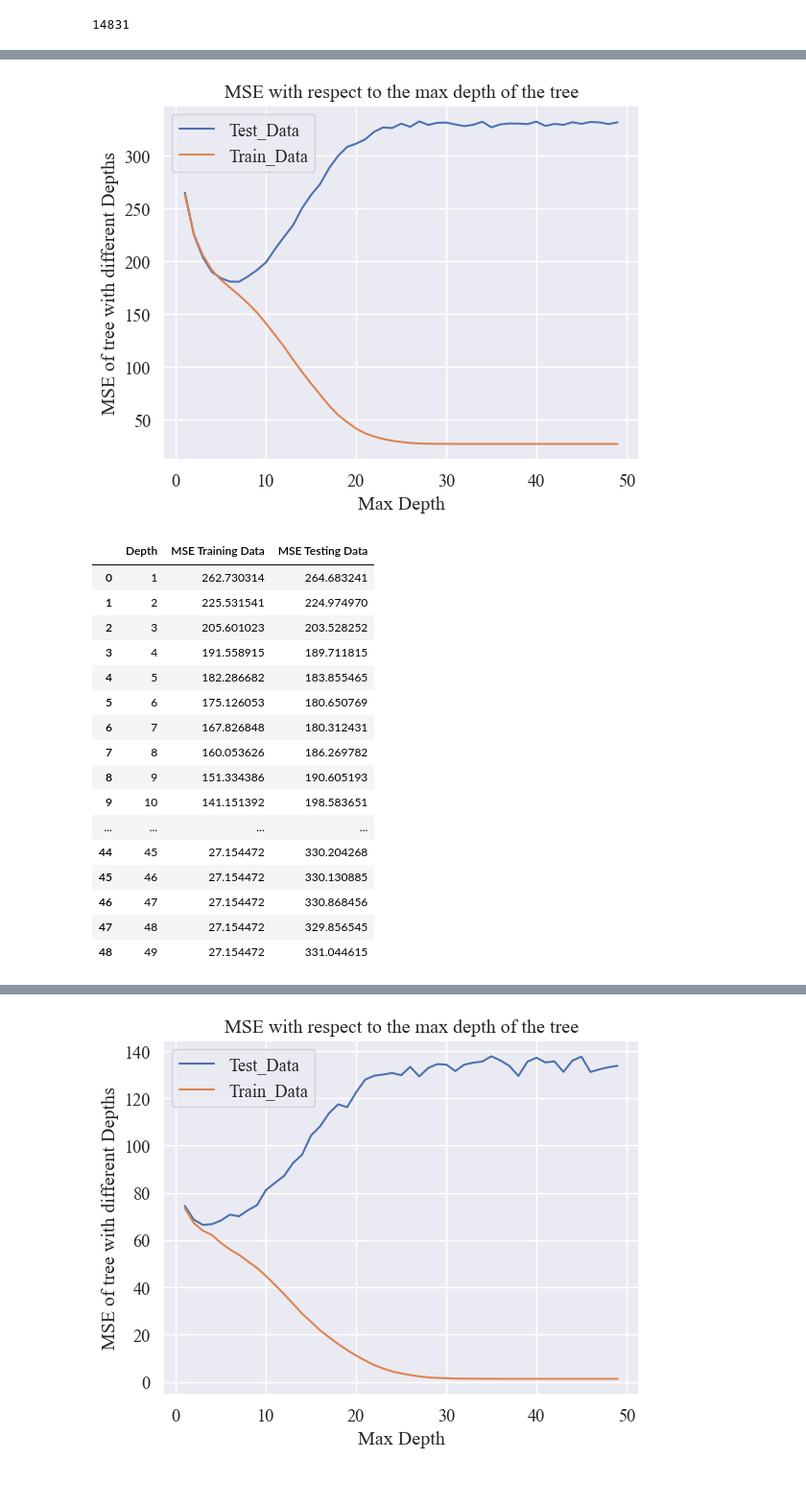
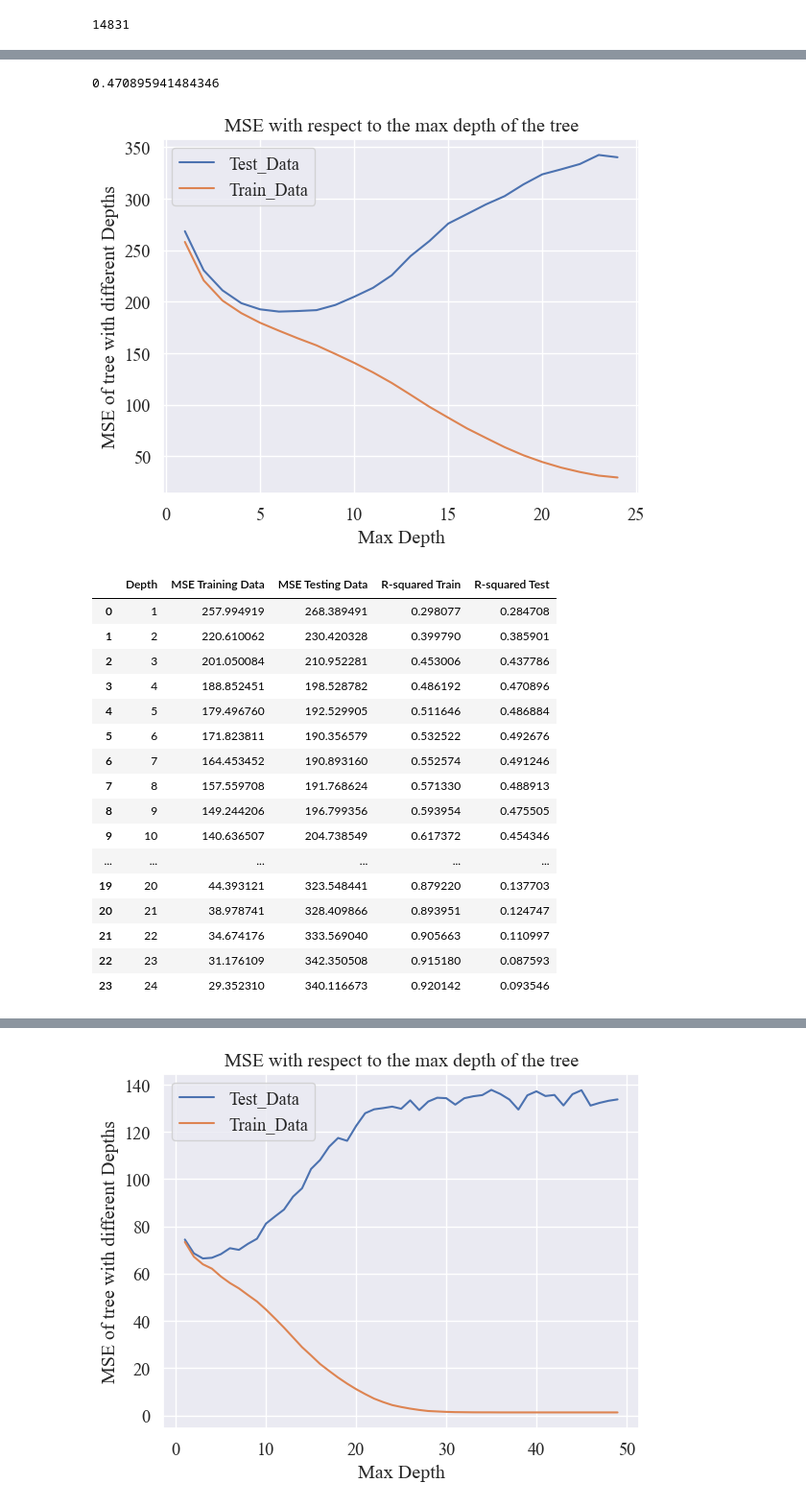
Before and after one commit to farrukh-ahmed/Case-Studies---Project-1, a Jupyter notebook: Notebooks/Week03-Data_preparation-Farrukh.ipynb, the cells around one changed output, grey strips where cells are left out. Shown at 96% size. Cells and saved outputs as stored; diff of their text form; code cells hidden in the pictures.

```diff
--- a/Notebooks/Week03-Data_preparation-Farrukh.ipynb
+++ b/Notebooks/Week03-Data_preparation-Farrukh.ipynb
@@ -304,61 +304,71 @@ X = new_df[features]
 y = new_df['messwert_bp_sys']
 
 X_train, X_test, y_train, y_test = train_test_split(X, y, test_size=0.33)
+# %%
+regression_model = DecisionTreeRegressor(criterion="squared_error",max_depth=4)
+regression_model.fit(X_train,y_train)
+regression_model.score(X_test,y_test)
+# %% [output]
+0.470895941484346
 # %%
-y_pred_sys_1 = dtree_sys_1.predict(X_test)
+#y_pred_sys_1 = dtree_sys_1.predict(X_test)
 
 fig = plt.figure()
 ax0 = fig.add_subplot(111)
 
 RMSE_train = []
 RMSE_test = []
 
 mse_rows = []
 
-for i in range(1,50):
+for i in range(1,25):
     regression_model = DecisionTreeRegressor(criterion="squared_error",max_depth=i)
     regression_model.fit(X_train,y_train)
     predicted_train = regression_model.predict(X_train)
     predicted_test = regression_model.predict(X_test)
     mse_train = mean_squared_error(y_train,predicted_train)
     RMSE_train.append(mse_train)
     mse_test = mean_squared_error(y_test,predicted_test)
     RMSE_test.append(mse_test)
-    mse_rows.append([i,mse_train,mse_test])
+    rsquared_test = regression_model.score(X_test,y_test)
+    rsquared_train = regression_model.score(X_train, y_train)
+
+    mse_rows.append([i,mse_train,mse_test,rsquared_train,rsquared_test])
 
 
 
-df_mse = pd.DataFrame(mse_rows, columns=["Depth", "MSE Training Data","MSE Testing Data"])
-ax0.plot(range(1,50),RMSE_test,label='Test_Data')
-ax0.plot(range(1,50),RMSE_train,label='Train_Data')
+df_mse = pd.DataFrame(mse_rows, columns=["Depth", "MSE Training Data","MSE Testing Data","R-squared Train","R-squared Test"])
+ax0.plot(range(1,25),RMSE_test,label='Test_Data')
+ax0.plot(range(1,25),RMSE_train,label='Train_Data')
 ax0.legend()
 ax0.set_title('MSE with respect to the max depth of the tree')
 ax0.set_xlabel('Max Depth')
 ax0.set_ylabel('MSE of tree with different Depths')
 plt.show()
 # %% [output]
-[figure, old version]
+[figure, new version]
 # %%
-df_mse = pd.DataFrame(mse_rows, columns=["Depth", "MSE Training Data","MSE Testing Data"])
+df_mse = pd.DataFrame(mse_rows, columns=["Depth", "MSE Training Data","MSE Testing Data","R-squared Train","R-squared Test"])
+
 df_mse
 # %% [output]
-|  | Depth | MSE Training Data | MSE Testing Data |
-| 0 | 1 | 262.730314 | 264.683241 |
-| 1 | 2 | 225.531541 | 224.974970 |
-| 2 | 3 | 205.601023 | 203.528252 |
-| 3 | 4 | 191.558915 | 189.711815 |
-| 4 | 5 | 182.286682 | 183.855465 |
-| 5 | 6 | 175.126053 | 180.650769 |
-| 6 | 7 | 167.826848 | 180.312431 |
-| 7 | 8 | 160.053626 | 186.269782 |
-| 8 | 9 | 151.334386 | 190.605193 |
-| 9 | 10 | 141.151392 | 198.583651 |
-| ... | ... | ... | ... |
-| 44 | 45 | 27.154472 | 330.204268 |
-| 45 | 46 | 27.154472 | 330.130885 |
-| 46 | 47 | 27.154472 | 330.868456 |
-| 47 | 48 | 27.154472 | 329.856545 |
-| 48 | 49 | 27.154472 | 331.044615 |
+|  | Depth | MSE Training Data | MSE Testing Data | R-squared Train | R-squared Test |
+| 0 | 1 | 257.994919 | 268.389491 | 0.298077 | 0.284708 |
+| 1 | 2 | 220.610062 | 230.420328 | 0.399790 | 0.385901 |
+| 2 | 3 | 201.050084 | 210.952281 | 0.453006 | 0.437786 |
+| 3 | 4 | 188.852451 | 198.528782 | 0.486192 | 0.470896 |
+| 4 | 5 | 179.496760 | 192.529905 | 0.511646 | 0.486884 |
+| 5 | 6 | 171.823811 | 190.356579 | 0.532522 | 0.492676 |
+| 6 | 7 | 164.453452 | 190.893160 | 0.552574 | 0.491246 |
+| 7 | 8 | 157.559708 | 191.768624 | 0.571330 | 0.488913 |
+| 8 | 9 | 149.244206 | 196.799356 | 0.593954 | 0.475505 |
+| 9 | 10 | 140.636507 | 204.738549 | 0.617372 | 0.454346 |
+| ... | ... | ... | ... | ... | ... |
+| 19 | 20 | 44.393121 | 323.548441 | 0.879220 | 0.137703 |
+| 20 | 21 | 38.978741 | 328.409866 | 0.893951 | 0.124747 |
+| 21 | 22 | 34.674176 | 333.569040 | 0.905663 | 0.110997 |
+| 22 | 23 | 31.176109 | 342.350508 | 0.915180 | 0.087593 |
+| 23 | 24 | 29.352310 | 340.116673 | 0.920142 | 0.093546 |
 # %%
 features = ['f','m','Burgenland','Kärnten','Niederösterreich','Oberösterreich','Salzburg','Steiermark','Tirol','Vorarlberg','Wien','is_smoker','have_diabetes','have_cholesterole','hypertension_treatment','schaetzwert_bp_sys','schaetzwert_by_dia','messwert_bp_sys','is_local_resident','65 over','adult','teenager']
 X = new_df[features]
```
Also changed, not shown: parts of 5 cells of this notebook.
